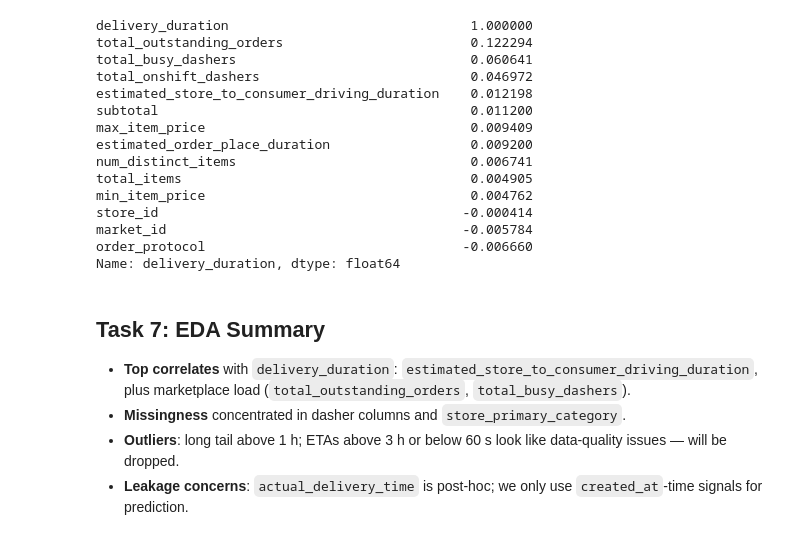
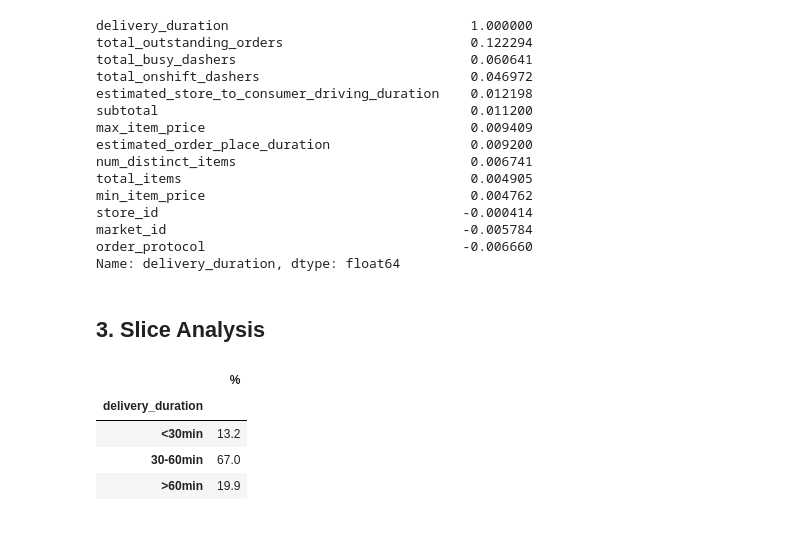
Before and after one commit to Rooppesh/food-delivery-eta-predictor, a Jupyter notebook: notebooks/01_eda.ipynb, the cells around one changed output. Saved outputs shown, nothing was run; the diff lists cells and outputs as text; code cells hidden in the pictures.

```diff
--- a/notebooks/01_eda.ipynb
+++ b/notebooks/01_eda.ipynb
@@ -134,10 +189,16 @@ store_id                                       -0.000414
 market_id                                      -0.005784
 order_protocol                                 -0.006660
 Name: delivery_duration, dtype: float64
-# %% [markdown]
-## Task 7: EDA Summary
-
-- **Top correlates** with `delivery_duration`: `estimated_store_to_consumer_driving_duration`, plus marketplace load (`total_outstanding_orders`, `total_busy_dashers`).
-- **Missingness** concentrated in dasher columns and `store_primary_category`.
-- **Outliers**: long tail above 1 h; ETAs above 3 h or below 60 s look like data-quality issues — will be dropped.
-- **Leakage concerns**: `actual_delivery_time` is post-hoc; we only use `created_at`-time signals for prediction.
+# %% [markdown]
+## 3. Slice Analysis
+# %%
+buckets = pd.cut(df['delivery_duration'],
+                 [0, 30*60, 60*60, np.inf],
+                 labels=['<30min', '30-60min', '>60min'])
+buckets.value_counts(normalize=True).sort_index().mul(100).round(1).rename('%').to_frame()
+# %% [output]
+|  | % |
+| delivery_duration |  |
+| <30min | 13.2 |
+| 30-60min | 67.0 |
+| >60min | 19.9 |
```
Also changed, not shown: parts of 32 cells of this notebook.
